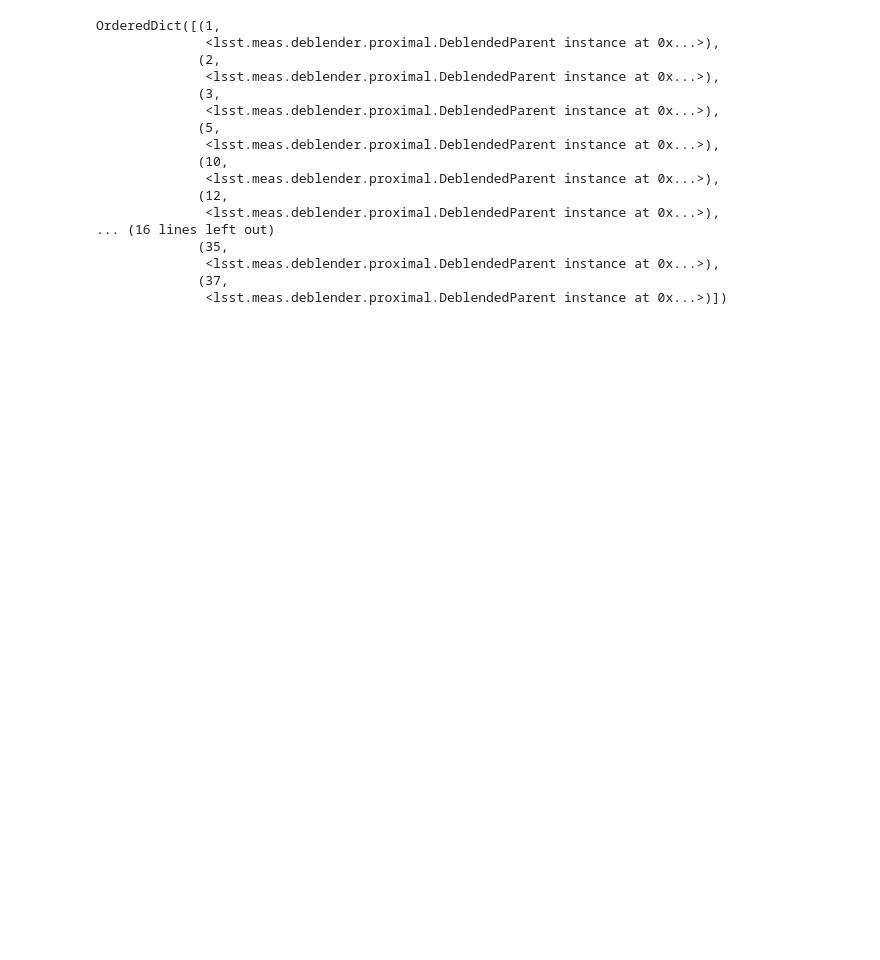
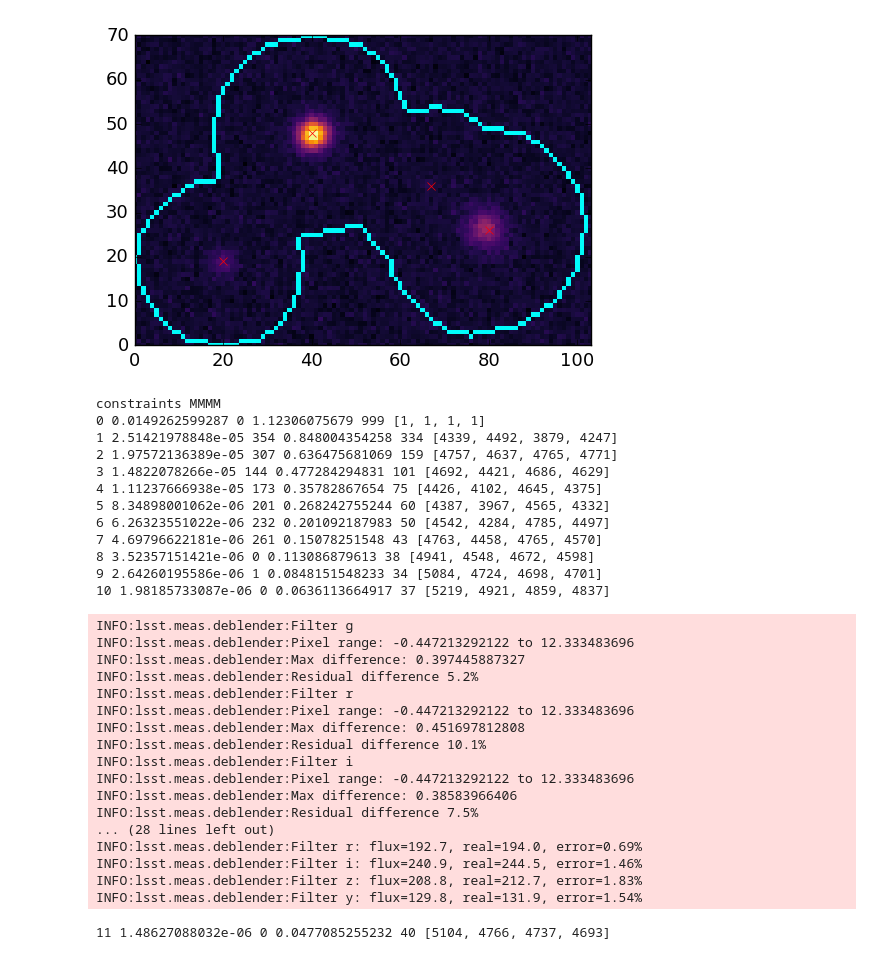
Before and after one commit to lsst/meas_deblender, a Jupyter notebook: examples/testNMFproximal.ipynb, the cells around one changed output. Cells and saved outputs as stored; diff of their text form; code cells hidden in the pictures; blank space fills up the shorter version.

```diff
--- a/examples/testNMFproximal.ipynb
+++ b/examples/testNMFproximal.ipynb
@@ -49,20 +45,34 @@ expDb.deblend()
-# %%
-expDb.deblendedParents
-# %% [output]
-OrderedDict([(1,
-              <lsst.meas.deblender.proximal.DeblendedParent instance at 0x...>),
-             (2,
-              <lsst.meas.deblender.proximal.DeblendedParent instance at 0x...>),
-             (3,
-              <lsst.meas.deblender.proximal.DeblendedParent instance at 0x...>),
-             (5,
-              <lsst.meas.deblender.proximal.DeblendedParent instance at 0x...>),
-             (10,
-              <lsst.meas.deblender.proximal.DeblendedParent instance at 0x...>),
-             (12,
-              <lsst.meas.deblender.proximal.DeblendedParent instance at 0x...>),
-... (16 lines left out)
-             (35,
-              <lsst.meas.deblender.proximal.DeblendedParent instance at 0x...>),
-             (37,
-              <lsst.meas.deblender.proximal.DeblendedParent instance at 0x...>)])
+# %%
+deblend = expDb.deblendParent(condition=expDb.mergedTable["peaks"]==4, display=True)
+# %% [output]
+[figure, added]
+constraints MMMM
+0 0.0149262599287 0 1.12306075679 999 [1, 1, 1, 1]
+1 2.51421978848e-05 354 0.848004354258 334 [4339, 4492, 3879, 4247]
+2 1.97572136389e-05 307 0.636475681069 159 [4757, 4637, 4765, 4771]
+3 1.4822078266e-05 144 0.477284294831 101 [4692, 4421, 4686, 4629]
+4 1.11237666938e-05 173 0.35782867654 75 [4426, 4102, 4645, 4375]
+5 8.34898001062e-06 201 0.268242755244 60 [4387, 3967, 4565, 4332]
+6 6.26323551022e-06 232 0.201092187983 50 [4542, 4284, 4785, 4497]
+7 4.69796622181e-06 261 0.15078251548 43 [4763, 4458, 4765, 4570]
+8 3.52357151421e-06 0 0.113086879613 38 [4941, 4548, 4672, 4598]
+9 2.64260195586e-06 1 0.0848151548233 34 [5084, 4724, 4698, 4701]
+10 1.98185733087e-06 0 0.0636113664917 37 [5219, 4921, 4859, 4837]
+INFO:lsst.meas.deblender:Filter g
+INFO:lsst.meas.deblender:Pixel range: -0.447213292122 to 12.333483696
+INFO:lsst.meas.deblender:Max difference: 0.397445887327
+INFO:lsst.meas.deblender:Residual difference 5.2%
+INFO:lsst.meas.deblender:Filter r
+INFO:lsst.meas.deblender:Pixel range: -0.447213292122 to 12.333483696
+INFO:lsst.meas.deblender:Max difference: 0.451697812808
+INFO:lsst.meas.deblender:Residual difference 10.1%
+INFO:lsst.meas.deblender:Filter i
+INFO:lsst.meas.deblender:Pixel range: -0.447213292122 to 12.333483696
+INFO:lsst.meas.deblender:Max difference: 0.38583966406
+INFO:lsst.meas.deblender:Residual difference 7.5%
+... (28 lines left out)
+INFO:lsst.meas.deblender:Filter r: flux=192.7, real=194.0, error=0.69%
+INFO:lsst.meas.deblender:Filter i: flux=240.9, real=244.5, error=1.46%
+INFO:lsst.meas.deblender:Filter z: flux=208.8, real=212.7, error=1.83%
+INFO:lsst.meas.deblender:Filter y: flux=129.8, real=131.9, error=1.54%
+11 1.48627088032e-06 0 0.0477085255232 40 [5104, 4766, 4737, 4693]
```
Also changed, not shown: parts of 8 cells of this notebook.
